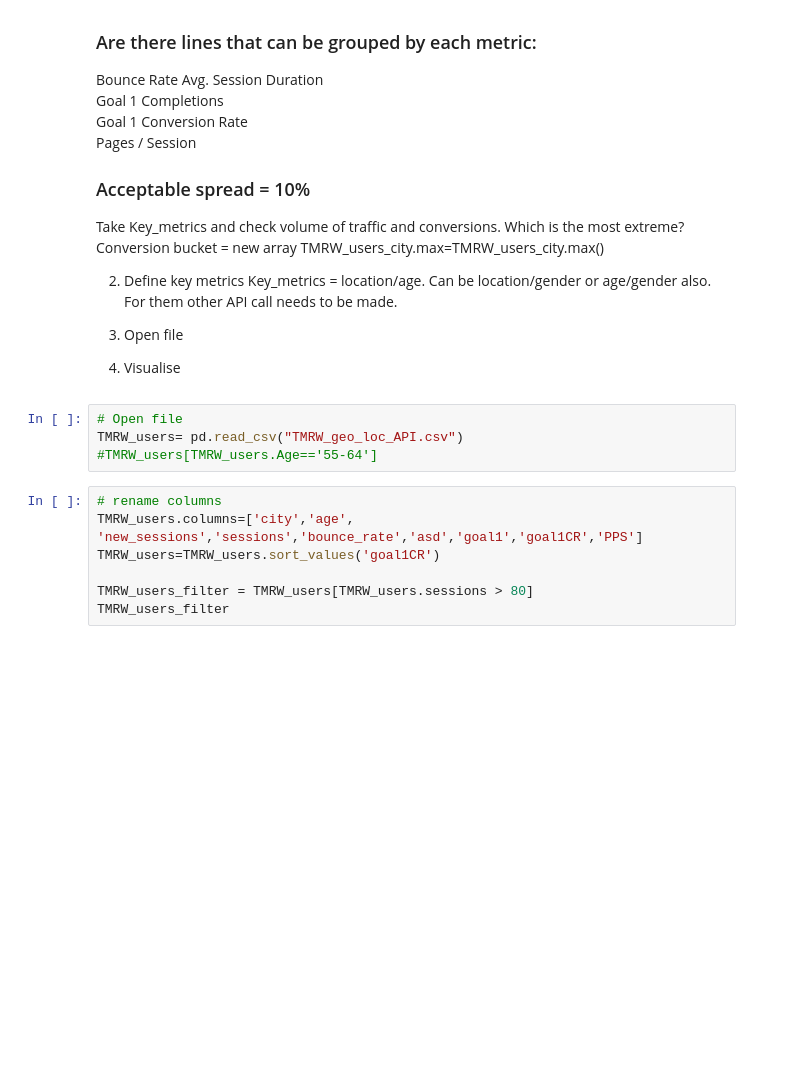
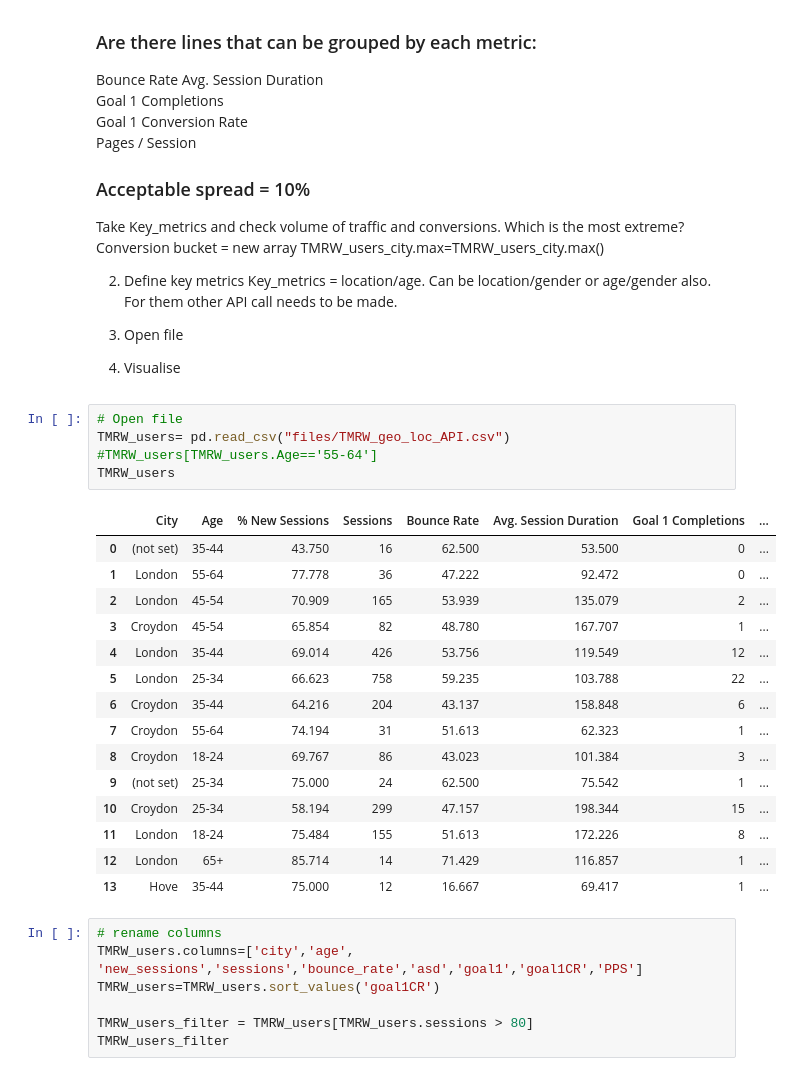
Before and after one commit to datahac/jup, a Jupyter notebook: UX_analytics.ipynb, the cells around one changed output. Cells and saved outputs as stored; diff of their text form; blank space fills up the shorter version.

```diff
--- a/UX_analytics.ipynb
+++ b/UX_analytics.ipynb
@@ -89,8 +91,25 @@ Key_metrics = location/age. Can be location/gender or age/gender also. For them
 4. Visualise
 # %%
 # Open file
-TMRW_users= pd.read_csv("TMRW_geo_loc_API.csv")
+TMRW_users= pd.read_csv("files/TMRW_geo_loc_API.csv")
 #TMRW_users[TMRW_users.Age=='55-64']
+TMRW_users
+# %% [output]
+|  | City | Age | % New Sessions | Sessions | Bounce Rate | Avg. Session Duration | Goal 1 Completions | ... |
+| 0 | (not set) | 35-44 | 43.750 | 16 | 62.500 | 53.500 | 0 | ... |
+| 1 | London | 55-64 | 77.778 | 36 | 47.222 | 92.472 | 0 | ... |
+| 2 | London | 45-54 | 70.909 | 165 | 53.939 | 135.079 | 2 | ... |
+| 3 | Croydon | 45-54 | 65.854 | 82 | 48.780 | 167.707 | 1 | ... |
+| 4 | London | 35-44 | 69.014 | 426 | 53.756 | 119.549 | 12 | ... |
+| 5 | London | 25-34 | 66.623 | 758 | 59.235 | 103.788 | 22 | ... |
+| 6 | Croydon | 35-44 | 64.216 | 204 | 43.137 | 158.848 | 6 | ... |
+| 7 | Croydon | 55-64 | 74.194 | 31 | 51.613 | 62.323 | 1 | ... |
+| 8 | Croydon | 18-24 | 69.767 | 86 | 43.023 | 101.384 | 3 | ... |
+| 9 | (not set) | 25-34 | 75.000 | 24 | 62.500 | 75.542 | 1 | ... |
+| 10 | Croydon | 25-34 | 58.194 | 299 | 47.157 | 198.344 | 15 | ... |
+| 11 | London | 18-24 | 75.484 | 155 | 51.613 | 172.226 | 8 | ... |
+| 12 | London | 65+ | 85.714 | 14 | 71.429 | 116.857 | 1 | ... |
+| 13 | Hove | 35-44 | 75.000 | 12 | 16.667 | 69.417 | 1 | ... |
 # %%
 # rename columns
 TMRW_users.columns=['city','age', 'new_sessions','sessions','bounce_rate','asd','goal1','goal1CR','PPS']
```
Also changed, not shown: parts of 1 cell of this notebook.
